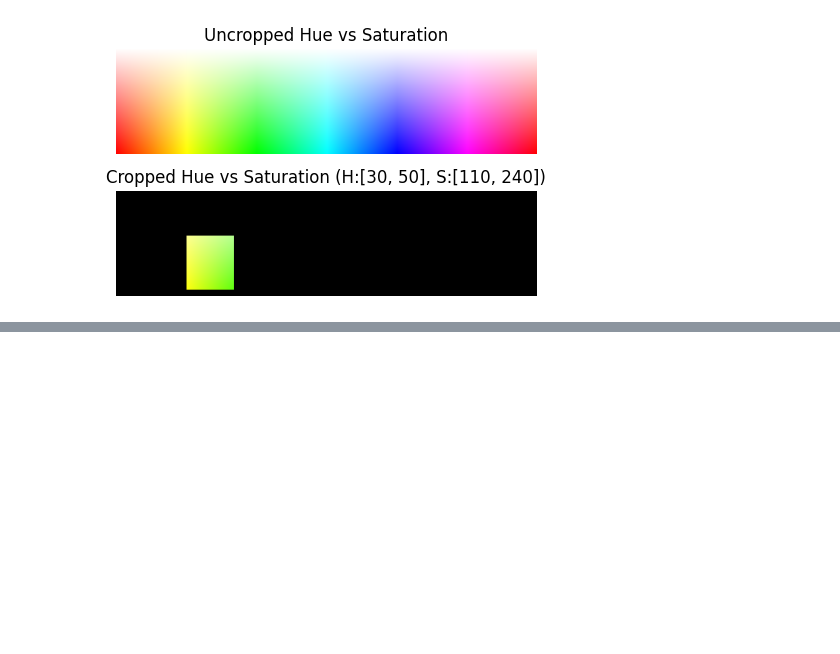
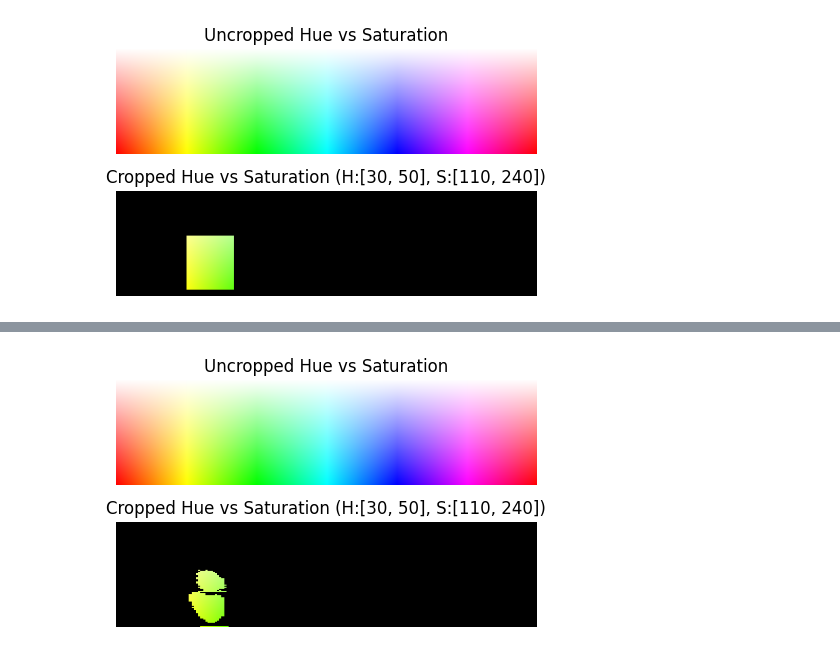
Before and after one commit to MartMonster/AlphaTreeLVQ, a Jupyter notebook: hist.ipynb, the cells around one changed output, grey strips where cells are left out. Drawn from its saved outputs; the diff is of its cells as text; code cells hidden in the pictures; blank space fills up the shorter version.

```diff
--- a/hist.ipynb
+++ b/hist.ipynb
@@ -270,0 +324,66 @@ plt.show()
+# %%
+fig, axes = plt.subplots(2, 1, figsize=(6, 3))
+
+# OpenCV-compatible HSV ranges
+hue2 = np.linspace(0, 360, 400, endpoint=False, dtype=np.float32)
+sat2 = np.linspace(0, 1, 100, dtype=np.float32)
+val = 1 * np.ones((100, 400), dtype=np.float32)
+
+x, y = np.meshgrid(hue2, sat2)
+hsv = np.stack((x, y, val), axis=2).astype(np.float32)
+
+
+# Convert to RGB for display
+img = cv2.cvtColor(hsv, cv2.COLOR_HSV2RGB)
+
+axes[0].imshow(img)
+axes[0].set_title('Uncropped Hue vs Saturation')
+axes[0].axis('off')
+
+hue_min, hue_max = hue[0]*2, hue[1]*2
+sat_min, sat_max = saturation[0]/255, saturation[1]/255
+
+hist_mask = (hist > min_value) | (hist < -min_value)
+h = np.arange(180, dtype=np.int32)
+s = np.arange(256, dtype=np.int32)
+
+hh, ss = np.meshgrid(h, s, indexing='ij')  # shape (180, 256)
+
+mask = hist_mask[hh, ss]
+
+# Convert boolean mask to float (0.0 or 1.0)
+mask_f = mask.astype(np.float32)
+
+# Apply mask (broadcast across RGB channels)
+hist_mask = (hist > min_value) | (hist < -min_value)
+
+# Your visualization HSV (already created earlier)
+# hsv shape = (100, 400, 3)
+
+h_vis = hsv[:, :, 0]  # 0-360
+s_vis = hsv[:, :, 1]  # 0-1
+
+# Convert to OpenCV ranges
+h_idx = (h_vis / 2).astype(np.int32)        # 0-179
+s_idx = (s_vis * 255).astype(np.int32)      # 0-255
+
+# Clip for safety
+h_idx = np.clip(h_idx, 0, hist.shape[0] - 1)
+s_idx = np.clip(s_idx, 0, hist.shape[1] - 1)
+
+# Lookup mask from histogram
+mask = hist_mask[h_idx, s_idx]
+
+# Apply mask
+filtered_img = img * mask[..., None]
+
+axes[1].imshow(filtered_img)
+axes[1].set_title(
+    f'Cropped Hue vs Saturation (H:[{hue[0]}, {hue[1]}], S:[{saturation[0]}, {saturation[1]}])'
+)
+axes[1].axis('off')
+
+plt.tight_layout()
+plt.show()
+# %% [output]
+[figure, added]
```
Also changed, not shown: parts of 3 cells of this notebook, 6 other files.
